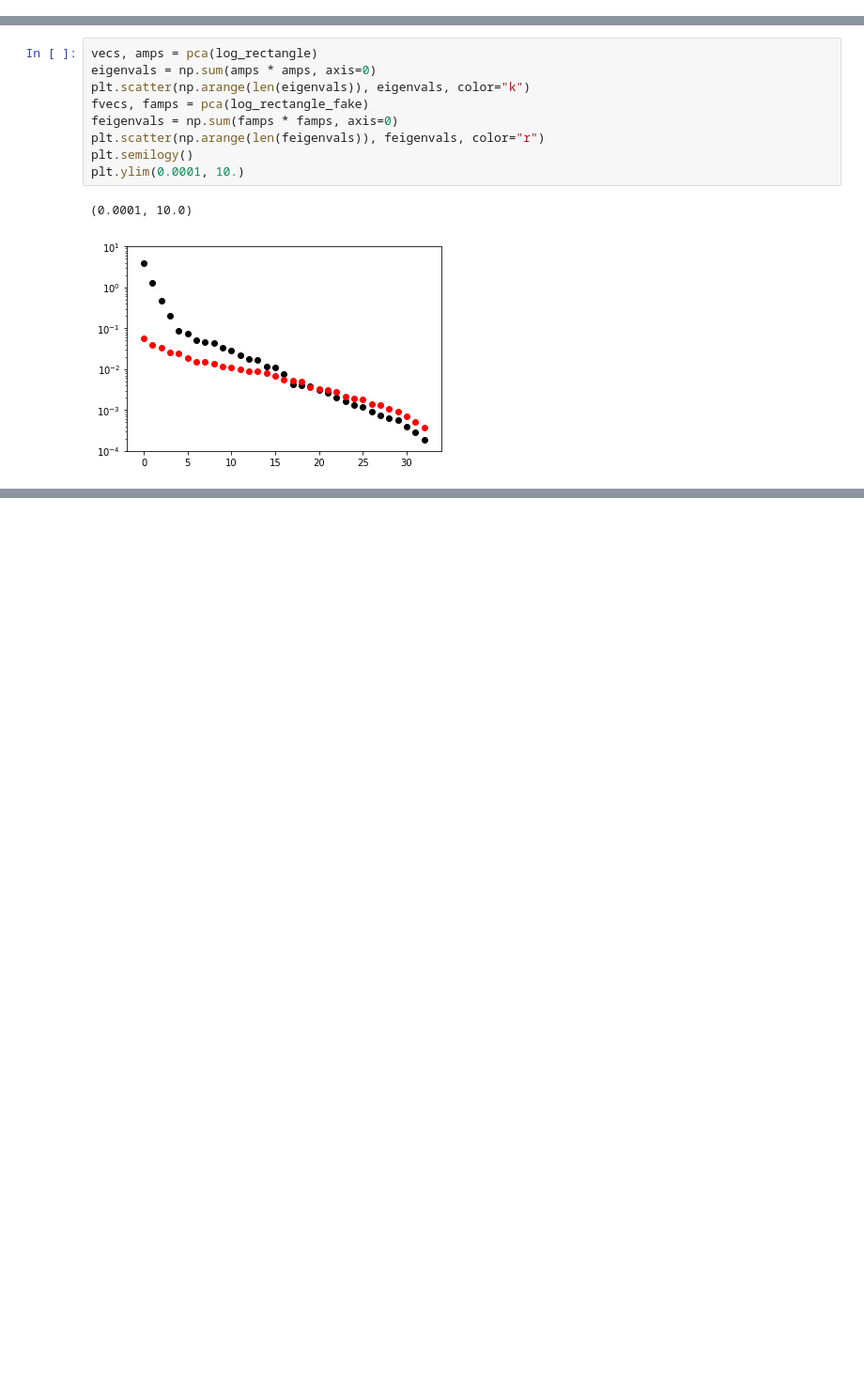
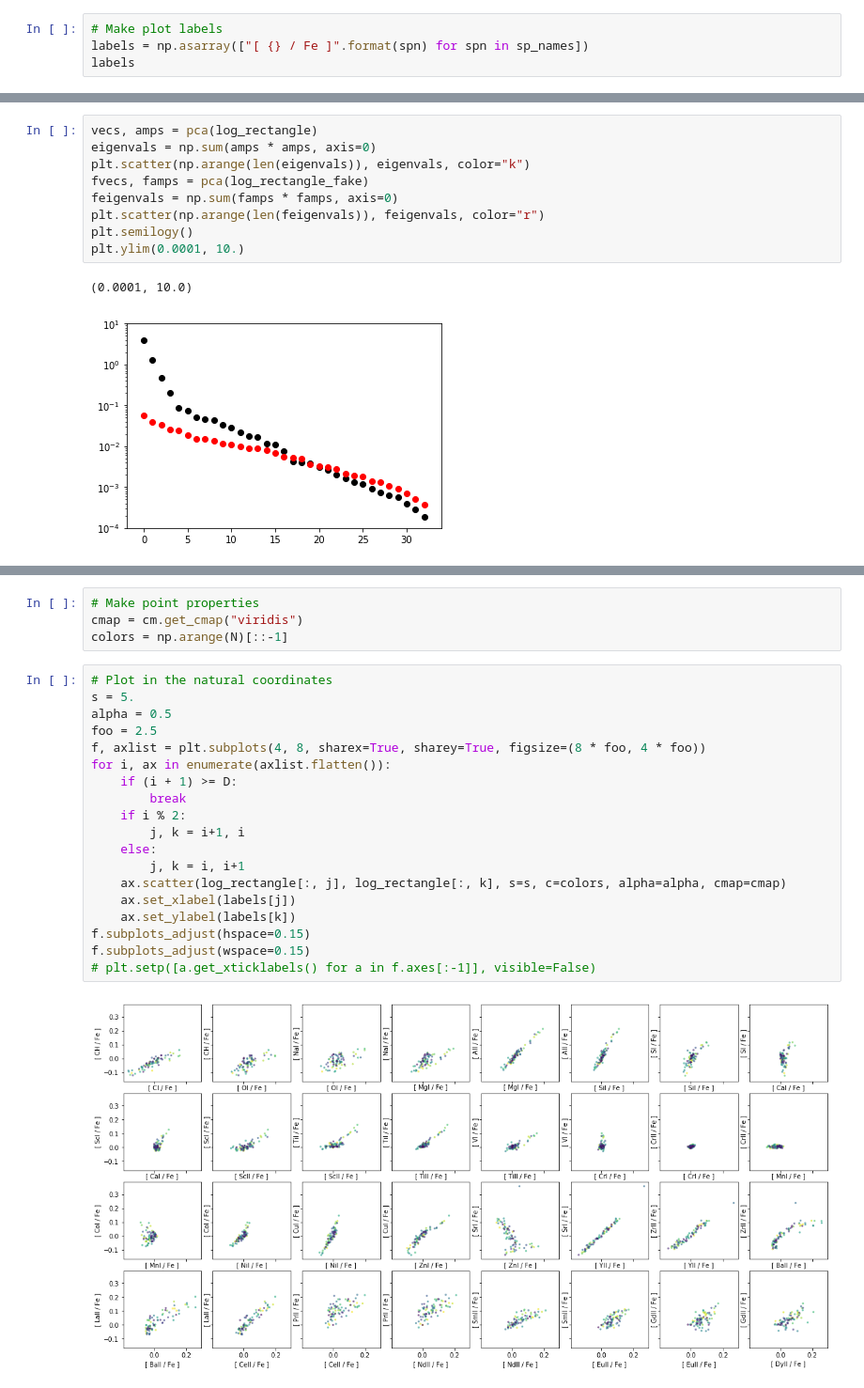
Before and after one commit to megbedell/silver-robot, a Jupyter notebook: notebooks/pca.ipynb, the cells around one changed output, grey strips where cells are left out. Shown: that part at 94% size. Drawn from its saved outputs; the diff is of its cells as text; blank space fills up the shorter version.

Commit message:
make plots in natural and pca bases

```diff
--- a/notebooks/pca.ipynb
+++ b/notebooks/pca.ipynb
@@ -11,3 +13,7 @@ sp_names = np.asarray(['CI', 'CH', 'OI', 'NaI', 'MgI', 'AlI', 'SiI', 'SI', 'CaI'
        'CuI', 'ZnI', 'SrI', 'YII', 'ZrII', 'BaII', 'LaII', 'CeII', 'PrII',
        'NdII', 'SmII', 'EuII', 'GdII', 'DyII'])
 sp_err_names = np.asarray(["{}_err".format(spn) for spn in sp_names])
+# %%
+# Make plot labels
+labels = np.asarray(["[ {} / Fe ]".format(spn) for spn in sp_names])
+labels
@@ -82,0 +101,25 @@ plt.ylim(0.0005, 50.)
+# %%
+# Make point properties
+cmap = cm.get_cmap("viridis")
+colors = np.arange(N)[::-1]
+# %%
+# Plot in the natural coordinates
+s = 5.
+alpha = 0.5
+foo = 2.5
+f, axlist = plt.subplots(4, 8, sharex=True, sharey=True, figsize=(8 * foo, 4 * foo))
+for i, ax in enumerate(axlist.flatten()):
+    if (i + 1) >= D:
+        break
+    if i % 2:
+        j, k = i+1, i
+    else:
+        j, k = i, i+1
+    ax.scatter(log_rectangle[:, j], log_rectangle[:, k], s=s, c=colors, alpha=alpha, cmap=cmap)
+    ax.set_xlabel(labels[j])
+    ax.set_ylabel(labels[k])
+f.subplots_adjust(hspace=0.15)
+f.subplots_adjust(wspace=0.15)
+# plt.setp([a.get_xticklabels() for a in f.axes[:-1]], visible=False)
+# %% [output]
+[figure, added]
```
Also changed, not shown: parts of 5 cells of this notebook.
